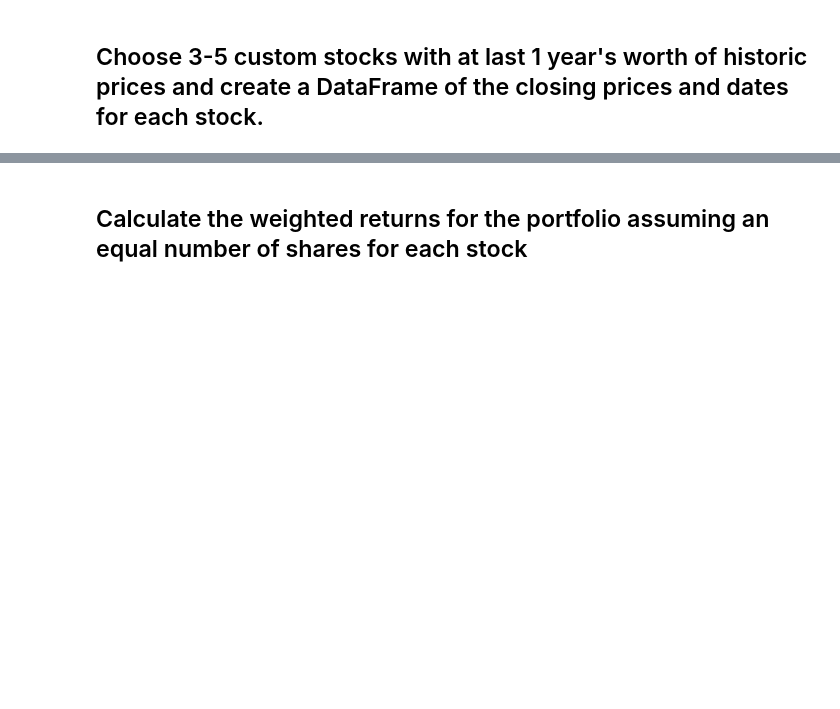
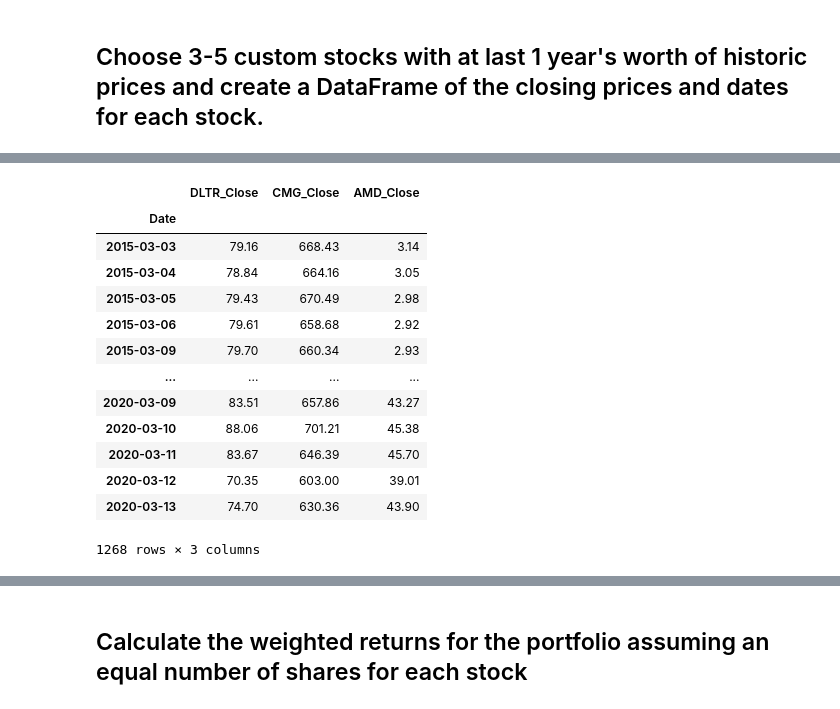
Before and after one commit to laramiedunlap/PortfolioComparison, a Jupyter notebook: portfolio_compare/whale_analysis.ipynb, the cells around one changed output, grey strips where cells are left out. Cells and saved outputs as stored; diff of their text form; code cells hidden in the pictures; blank space fills up the shorter version.

Commit message:
added custom stocks, fixed date formatting issues

```diff
--- a/portfolio_compare/whale_analysis.ipynb
+++ b/portfolio_compare/whale_analysis.ipynb
@@ -342,3 +342,5 @@ In this section, you will build your own portfolio of stocks, calculate the retu
 ## Choose 3-5 custom stocks with at last 1 year's worth of historic prices and create a DataFrame of the closing prices and dates for each stock.
 # %%
 # Reading data from 1st stock
+AMD_df = pd.read_csv('resources/AMD_data.csv', parse_dates= True, infer_datetime_format= True)
+AMD_df.head()
@@ -345,2 +354,4 @@ In this section, you will build your own portfolio of stocks, calculate the retu
 # %%
 # Reading data from 2nd stock
+CMG_df = pd.read_csv('resources/CMG_data.csv', parse_dates= True, infer_datetime_format= True)
+CMG_df.head()
@@ -347,2 +365,4 @@ In this section, you will build your own portfolio of stocks, calculate the retu
 # %%
 # Reading data from 3rd stock
+DLTR_df = pd.read_csv('resources/DLTR_data.csv', parse_dates= True, infer_datetime_format= True)
+DLTR_df.head()
@@ -352,0 +376,7 @@ In this section, you will build your own portfolio of stocks, calculate the retu
+# %%
+# Combine all stocks in a single DataFrame
+custom_portfolio = pd.concat([DLTR_df,CMG_df,AMD_df], axis= 'columns', join='inner')
+# custom_portfolio['DLTR_Date'] = pd.to_datetime(custom_portfolio['DLTR_Date'])
+# custom_portfolio.set_index('Date')
+custom_portfolio['Date'] = pd.to_datetime(custom_portfolio['DLTR_Date']).dt.date
+custom_portfolio.head()
@@ -353,2 +390,21 @@ In this section, you will build your own portfolio of stocks, calculate the retu
+# %%
+# Reset Date index
+custom_portfolio= custom_portfolio.drop(columns={'CMG_Date','AMD_Date','DLTR_Date'}).set_index('Date')
+custom_portfolio
+# %% [output]
+|  | DLTR_Close | CMG_Close | AMD_Close |
+| Date |  |  |  |
+| 2015-03-03 | 79.16 | 668.43 | 3.14 |
+| 2015-03-04 | 78.84 | 664.16 | 3.05 |
+| 2015-03-05 | 79.43 | 670.49 | 2.98 |
+| 2015-03-06 | 79.61 | 658.68 | 2.92 |
+| 2015-03-09 | 79.70 | 660.34 | 2.93 |
+| ... | ... | ... | ... |
+| 2020-03-09 | 83.51 | 657.86 | 43.27 |
+| 2020-03-10 | 88.06 | 701.21 | 45.38 |
+| 2020-03-11 | 83.67 | 646.39 | 45.70 |
+| 2020-03-12 | 70.35 | 603.00 | 39.01 |
+| 2020-03-13 | 74.70 | 630.36 | 43.90 |
+1268 rows × 3 columns
 # %%
 # Reorganize portfolio data by having a column per symbol
```
Also changed, not shown: parts of 15 cells of this notebook, 3 other files.
